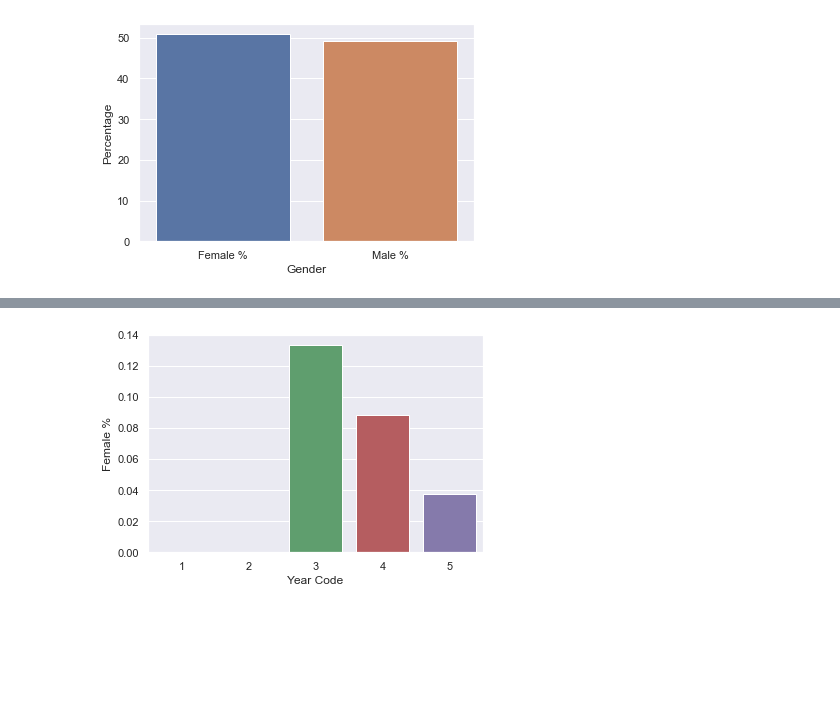
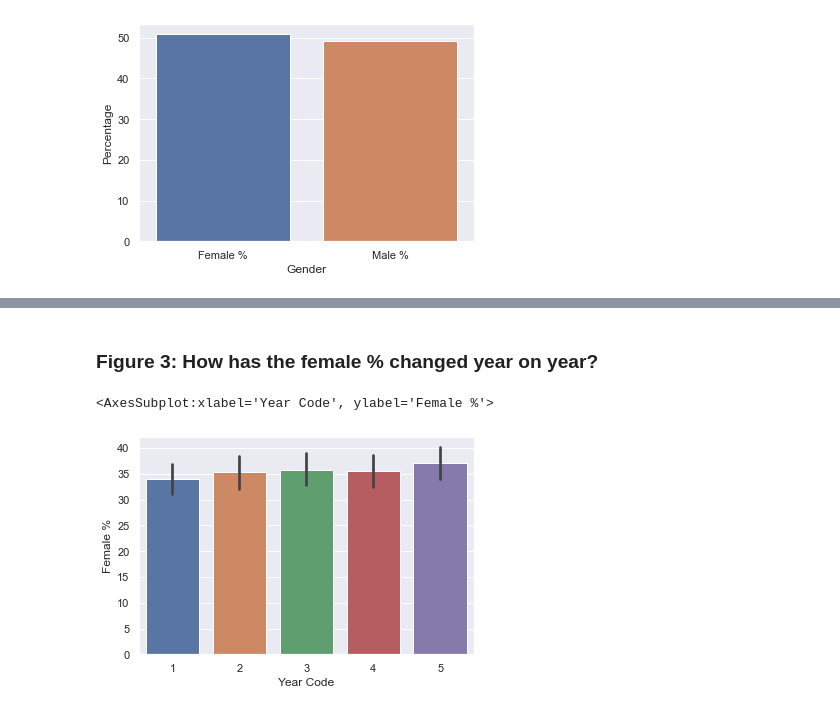
Before and after one commit to Elisabethzl/final_assesment_AB09137, a Jupyter notebook: women_in_tech.ipynb, the cells around one changed output, grey strips where cells are left out. Drawn from its saved outputs; the diff is of its cells as text; code cells hidden in the pictures; blank space fills up the shorter version.

```diff
--- a/women_in_tech.ipynb
+++ b/women_in_tech.ipynb
@@ -207,4 +222,15 @@ def female_percentage_change(comp='Cisco'):
-# %%
-female_percentage_change('Twitter')
-# %% [output]
-[figure, removed]
+# %% [markdown]
+### Figure 3: How has the female % changed year on year?
+# %%
+# Filter out the typical population and 'comparison'from the Type coloumns
+# Since they dont actually give company data
+filtered = data[(data['Type'] != 'Typical Population') & (data['Type'] != 'Comparison')]
+
+# Filter out just for year and female percentage
+filtered = filtered[['Female %', 'Year Code']]
+
+# Plot that on a bar graph
+sns.barplot(x='Year Code', y="Female %", data=filtered)
+# %% [output]
+<AxesSubplot:xlabel='Year Code', ylabel='Female %'>
+[figure, added]
```
Also changed, not shown: parts of 27 cells of this notebook.
